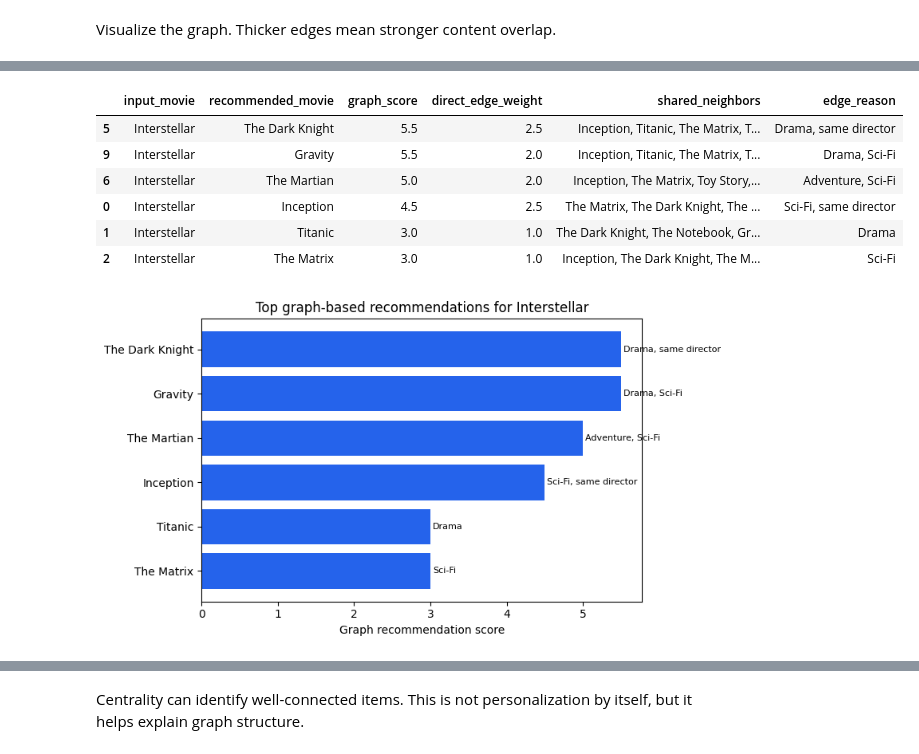
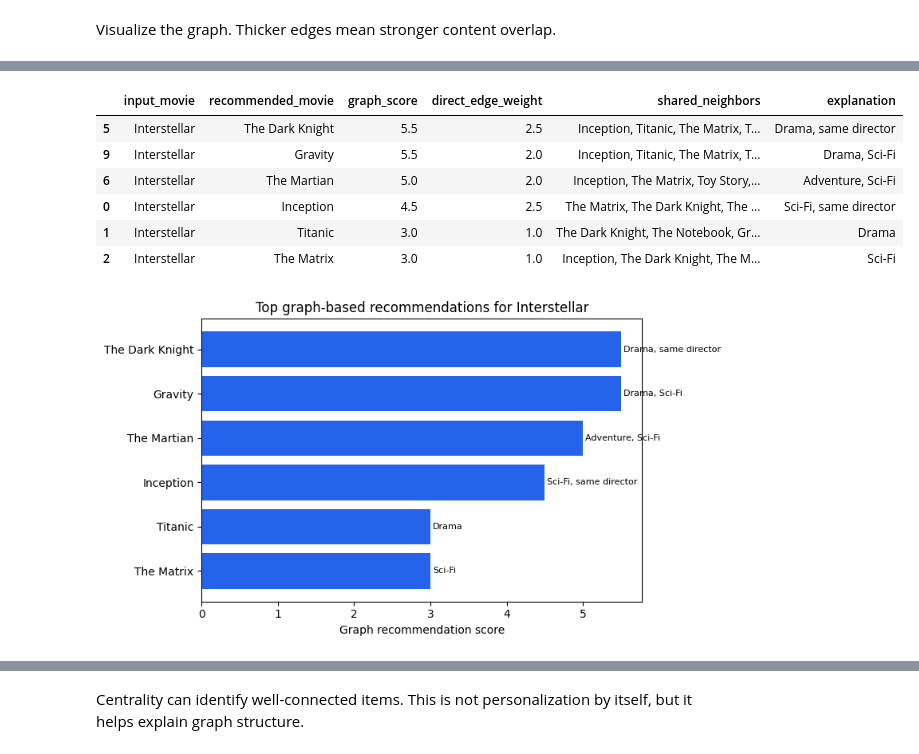
Before and after one commit to MehrdadJalali-AI/RecommenderSystems, a Jupyter notebook: chapter_02_content_based/06_graph_based_content_recommender.ipynb, the cells around one changed output, grey strips where cells are left out. Drawn from its saved outputs; the diff is of its cells as text; code cells hidden in the pictures.

Commit message:
Replace chapter 2 graph recommender notebook

```diff
--- a/chapter_02_content_based/06_graph_based_content_recommender.ipynb
+++ b/chapter_02_content_based/06_graph_based_content_recommender.ipynb
@@ -125,41 +150,95 @@ A simple graph similarity score can combine direct edge strength and shared neig
 # %%
-# Teaching note: Rank graph recommendations and visualize how direct edges plus shared neighbors form the score.
-def graph_similarity(source, target):
-    direct = G[source][target]["weight"] if G.has_edge(source, target) else 0
-    common_neighbors = list(nx.common_neighbors(G, source, target))
-    two_hop_bonus = 0.5 * len(common_neighbors)
-    return direct + two_hop_bonus, direct, common_neighbors
+# Teaching note: Use the movie graph to recommend movies similar to a selected movie.
 
-def graph_recommend(title, n=5):
-    rows = []
-    for other in G.nodes:
-        if other == title:
+def graph_similarity(source_movie, candidate_movie):
+    # Direct connection: score from shared genre or same director.
+    direct_score = G[source_movie][candidate_movie]["weight"] if G.has_edge(source_movie, candidate_movie) else 0
+
+    # Shared neighbors: movies connected to both the source movie and the candidate movie.
+    shared_neighbors = list(nx.common_neighbors(G, source_movie, candidate_movie))
+
+    # Two-hop bonus: give extra score if both movies are connected through common movies.
+    shared_neighbor_bonus = 0.5 * len(shared_neighbors)
+
+    # Final graph score: direct connection + indirect graph evidence.
+    final_score = direct_score + shared_neighbor_bonus
+
+    return final_score, direct_score, shared_neighbors
+
+
+def graph_recommend(input_movie, n=5):
+    # Store recommendation results here.
+    recommendation_rows = []
+
+    # Compare the input movie with every other movie in the graph.
+    for candidate_movie in G.nodes:
+
+        # Do not recommend the same movie itself.
+        if candidate_movie == input_movie:
             continue
-        score, direct, common_neighbors = graph_similarity(title, other)
-        rows.append({
-            "input_movie": title,
-            "recommended_movie": other,
-            "graph_score": score,
-            "direct_edge_weight": direct,
-            "shared_neighbors": ", ".join(common_neighbors) if common_neighbors else "none",
-            "edge_reason": G[title][other]["reason"] if G.has_edge(title, other) else "two-hop graph evidence",
+
+        # Compute graph-based similarity score.
+        score, direct_score, shared_neighbors = graph_similarity(input_movie, candidate_movie)
+
+        # Explain why this movie is recommended.
+        if G.has_edge(input_movie, candidate_movie):
+            explanation = G[input_movie][candidate_movie]["reason"]
+        else:
+            explanation = "connected through shared neighbors"
+
+        # Add one recommendation result to the table.
+        recommendation_rows.append({
+            "input_movie": input_movie,
+            "recommended_movie": candidate_movie,
+            "graph_score": round(score, 2),
+            "direct_edge_weight": round(direct_score, 2),
+            "shared_neighbors": ", ".join(shared_neighbors) if shared_neighbors else "none",
+            "explanation": explanation
         })
-    return pd.DataFrame(rows).sort_values("graph_score", ascending=False).head(n)
 
+    # Convert results to a table, sort by score, and return the top N recommendations.
+    return (
+        pd.DataFrame(recommendation_rows)
+        .sort_values("graph_score", ascending=False)
+        .head(n)
+    )
+
+
+# Generate the top 6 graph-based recommendations for Interstellar.
 recommendations = graph_recommend("Interstellar", n=6)
+
+# Display the recommendation table.
 display(recommendations)
 
+
+# Visualize the recommendation scores as a horizontal bar chart.
 fig, ax = plt.subplots(figsize=(8, 4.5))
-ax.barh(recommendations["recommended_movie"], recommendations["graph_score"], color="#2563eb")
+
+ax.barh(
+    recommendations["recommended_movie"],
+    recommendations["graph_score"],
+    color="#2563eb"
+)
+
+# Put the highest-scoring recommendation at the top.
 ax.invert_yaxis()
+
 ax.set_xlabel("Graph recommendation score")
 ax.set_title("Top graph-based recommendations for Interstellar")
+
+# Add explanation text next to each bar.
 for i, row in recommendations.reset_index(drop=True).iterrows():
-    ax.text(row["graph_score"] + 0.03, i, row["edge_reason"], va="center", fontsize=8)
+    ax.text(
+        row["graph_score"] + 0.03,
+        i,
+        row["explanation"],
+        va="center",
+        fontsize=8
+    )
+
 plt.tight_layout()
-fig
 # %% [output]
-|  | input_movie | recommended_movie | graph_score | direct_edge_weight | shared_neighbors | edge_reason |
+|  | input_movie | recommended_movie | graph_score | direct_edge_weight | shared_neighbors | explanation |
 | 5 | Interstellar | The Dark Knight | 5.5 | 2.5 | Inception, Titanic, The Matrix, T... | Drama, same director |
 | 9 | Interstellar | Gravity | 5.5 | 2.0 | Inception, Titanic, The Matrix, T... | Drama, Sci-Fi |
 | 6 | Interstellar | The Martian | 5.0 | 2.0 | Inception, The Matrix, Toy Story,... | Adventure, Sci-Fi |
```
Also changed, not shown: parts of 7 cells of this notebook.
